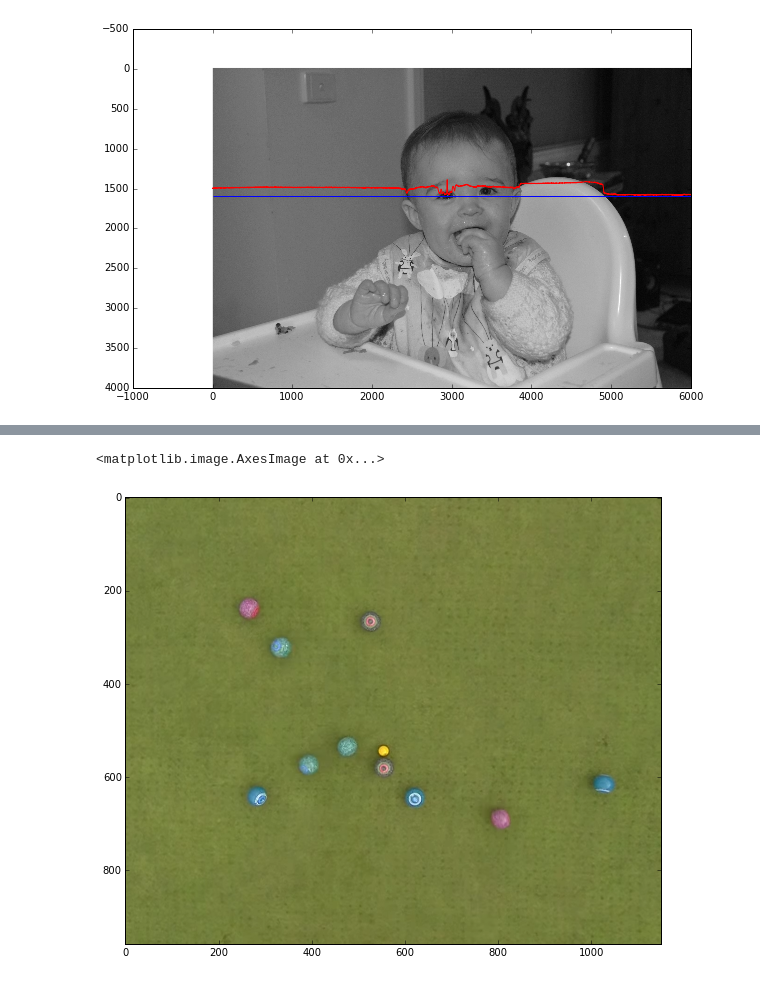
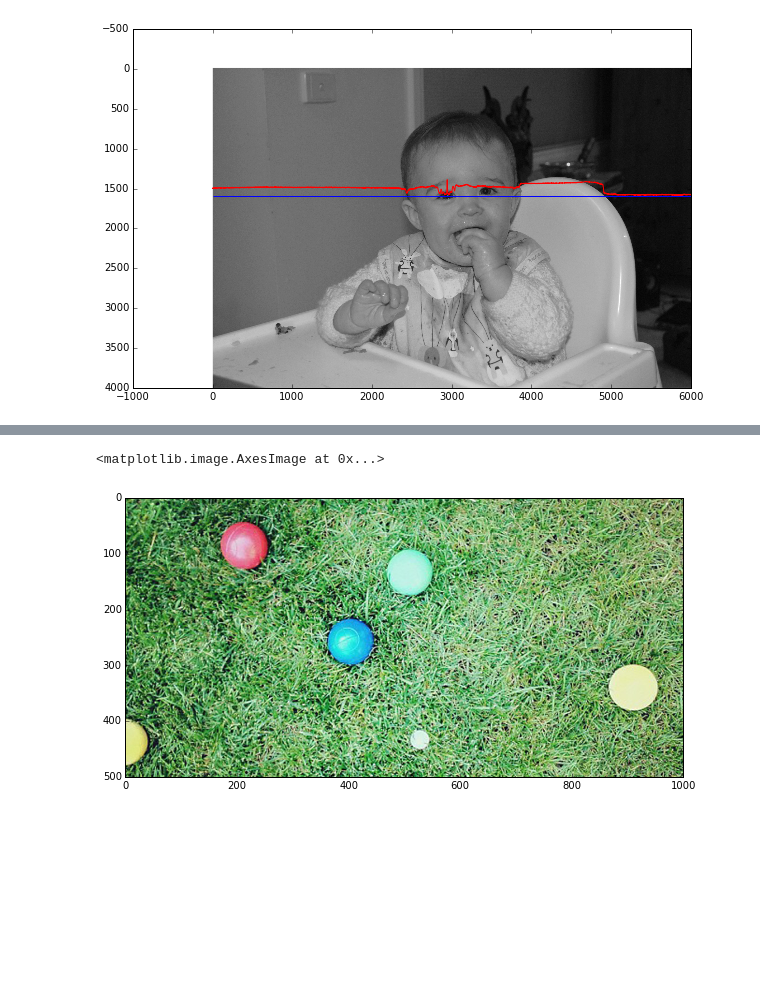
Before and after one commit to jamesvenning/venning, a Jupyter notebook: 03_ImageAnalysis.ipynb, the cells around one changed output, grey strips where cells are left out. Saved outputs shown, nothing was run; the diff lists cells and outputs as text; code cells hidden in the pictures; blank space fills up the shorter version.

```diff
--- a/03_ImageAnalysis.ipynb
+++ b/03_ImageAnalysis.ipynb
@@ -38,6 +75,8 @@ plt.plot(1600-pix[1600,:],'r')
 # %%
-bow = Image.open('lawnbowls.png')
+bow = ski.io.imread('bocce.jpg')
+bow = bow[200:700,0:1000]
+#bow = Image.open('lawnbowls.png')
 plt.imshow(bow)
 # %% [output]
 <matplotlib.image.AxesImage at 0x...>
-[figure, old version]
+[figure, new version]
```
Also changed, not shown: parts of 8 cells of this notebook, 7 other files.
